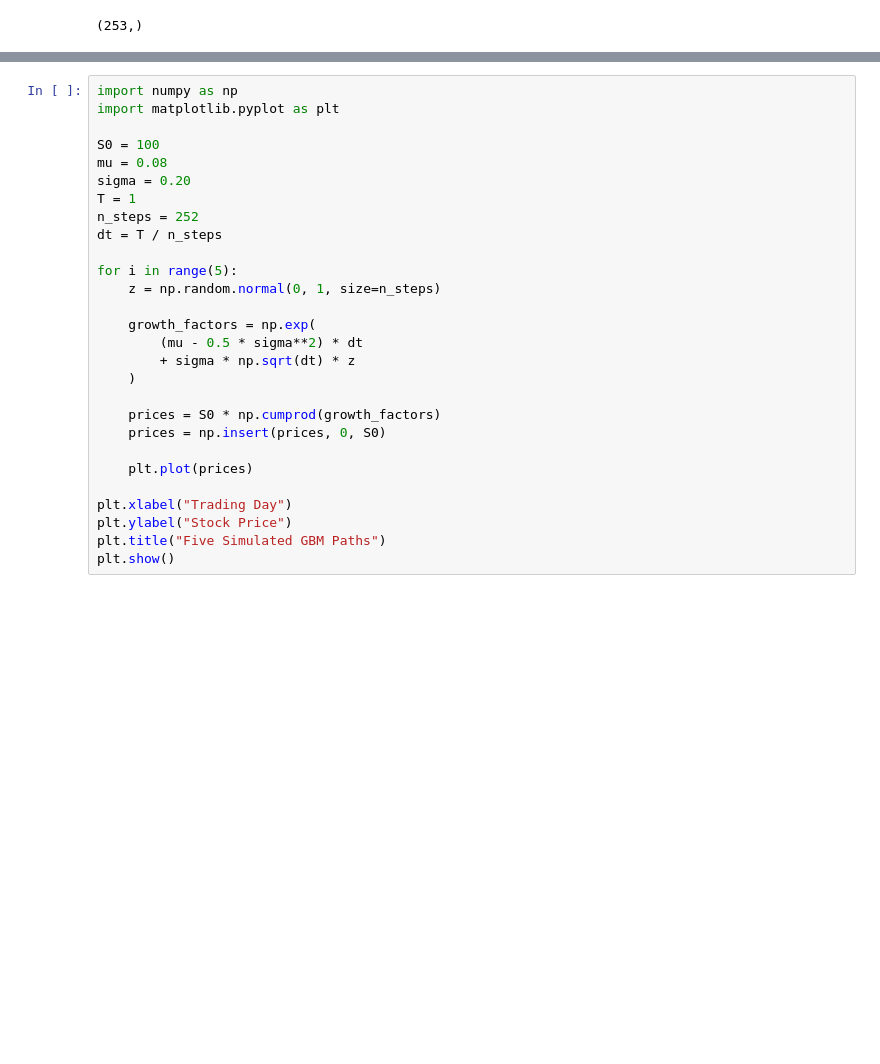
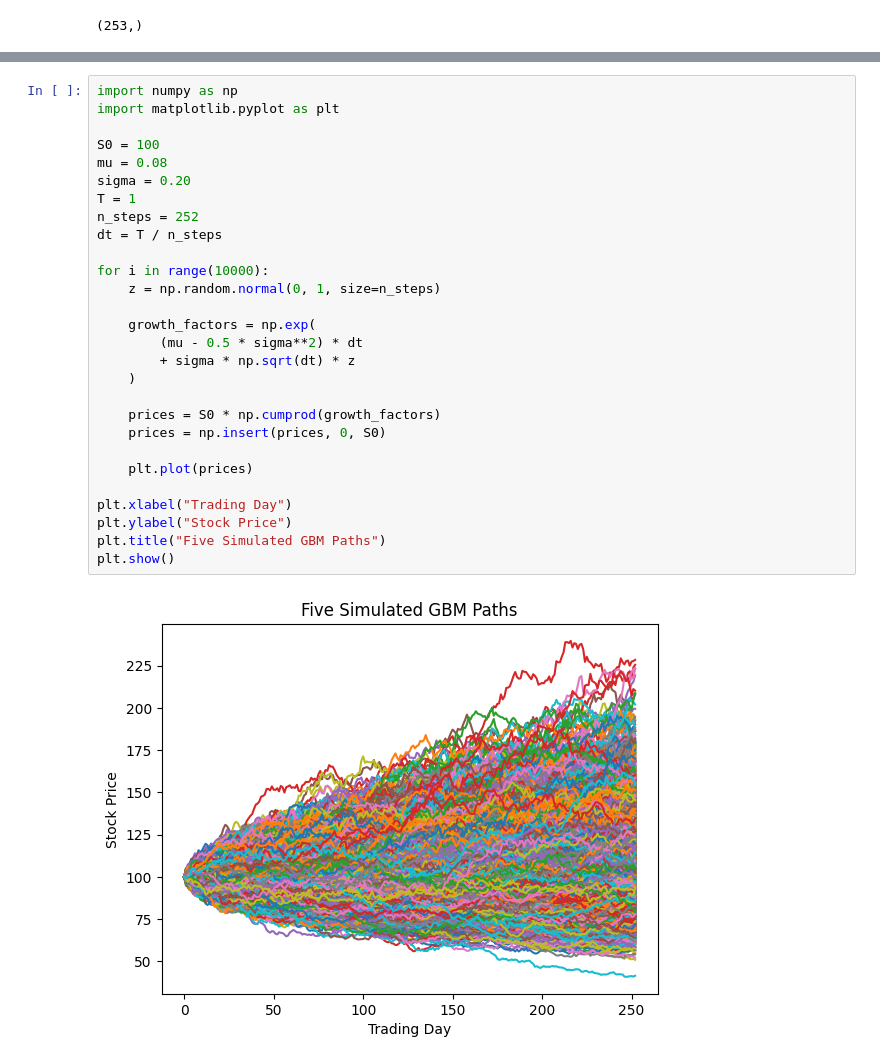
Before and after one commit to Hacker794/Monte-Carlo-Market-Risk-and-Option-Pricing-Engine-, a Jupyter notebook: notebooks/day3_gbm_path.ipynb, the cells around one changed output, grey strips where cells are left out. Saved outputs shown, nothing was run; the diff lists cells and outputs as text; blank space fills up the shorter version.

```diff
--- a/notebooks/day3_gbm_path.ipynb
+++ b/notebooks/day3_gbm_path.ipynb
@@ -57,28 +57,30 @@ plt.show()
 # %%
 import numpy as np
 import matplotlib.pyplot as plt
 
 S0 = 100
 mu = 0.08
 sigma = 0.20
 T = 1
 n_steps = 252
 dt = T / n_steps
 
-for i in range(5):
+for i in range(10000):
     z = np.random.normal(0, 1, size=n_steps)
 
     growth_factors = np.exp(
         (mu - 0.5 * sigma**2) * dt
         + sigma * np.sqrt(dt) * z
     )
 
     prices = S0 * np.cumprod(growth_factors)
     prices = np.insert(prices, 0, S0)
 
     plt.plot(prices)
 
 plt.xlabel("Trading Day")
 plt.ylabel("Stock Price")
 plt.title("Five Simulated GBM Paths")
 plt.show()
+# %% [output]
+[figure, added]
```
Also changed, not shown: parts of 2 cells of this notebook.
